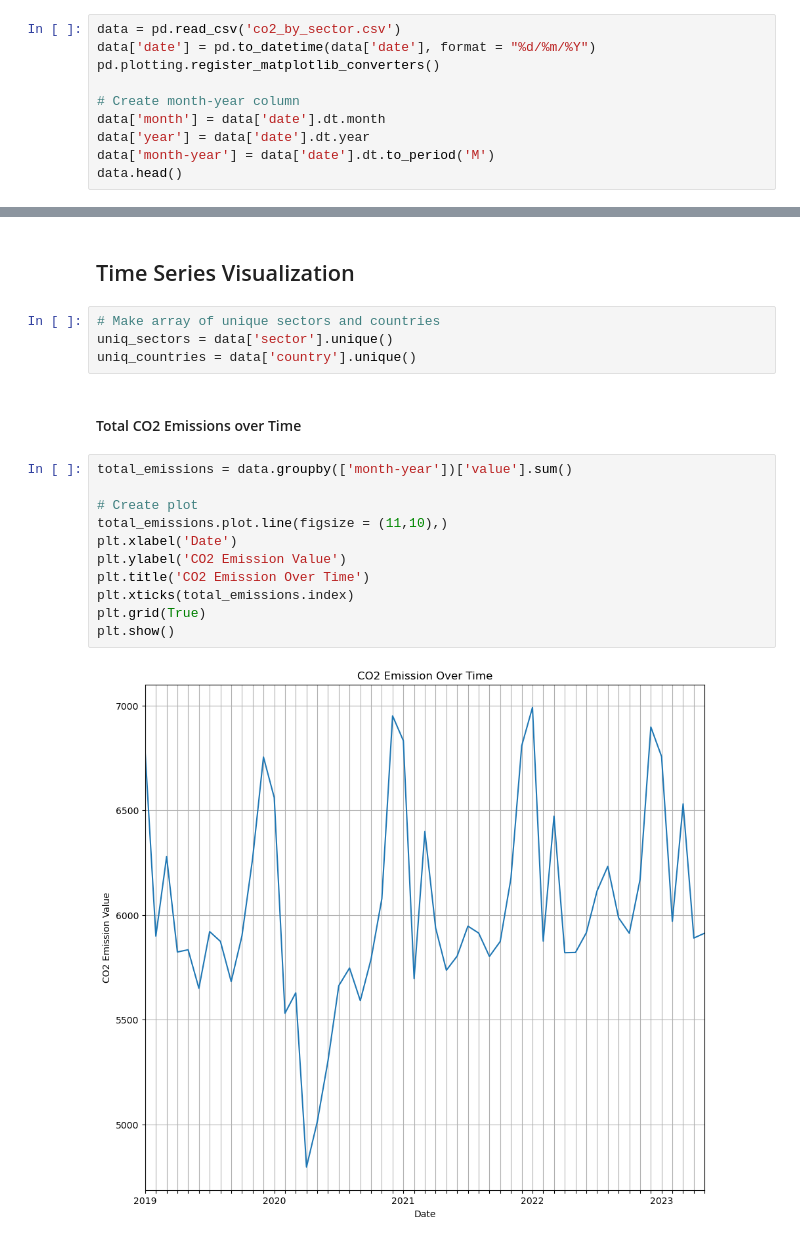
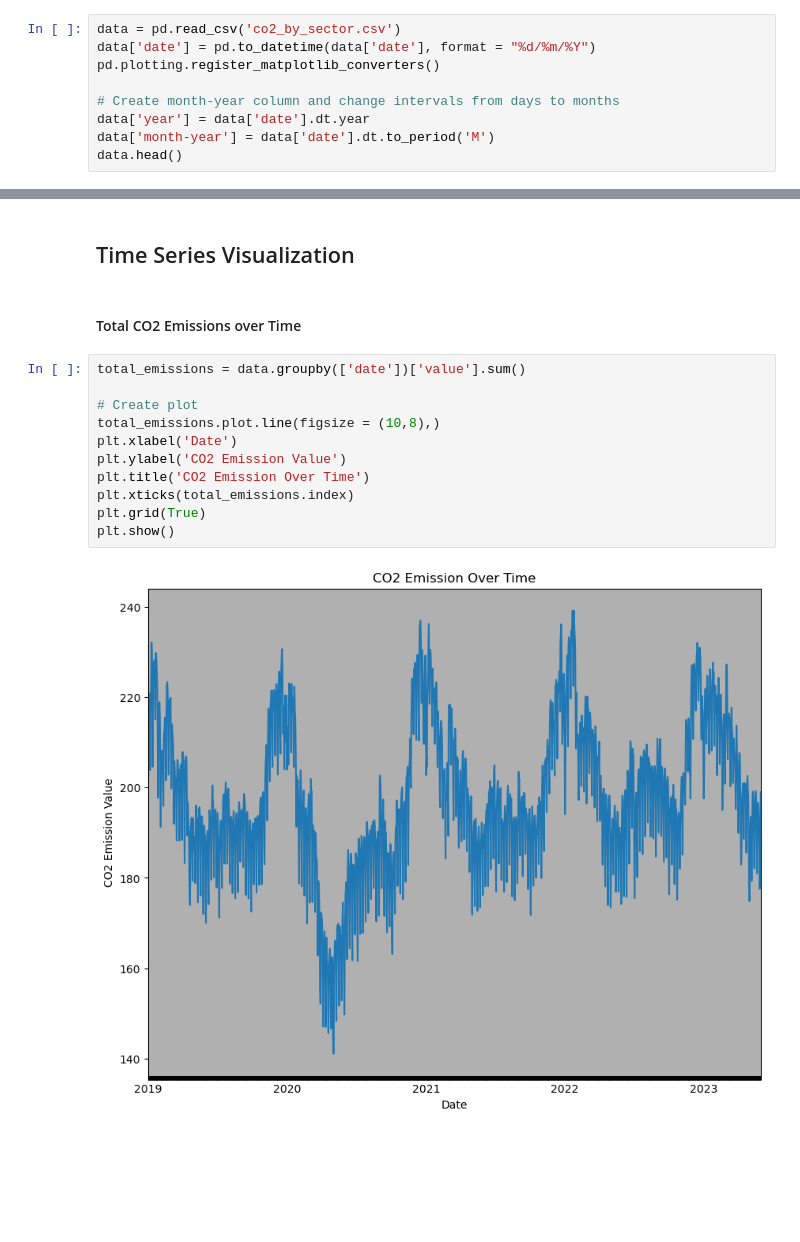
Before and after one commit to coreyzh2/coreyzh2, a Jupyter notebook: Notebooks/co2emission_proj.ipynb, the cells around one changed output, grey strips where cells are left out. Saved outputs shown, nothing was run; the diff lists cells and outputs as text; blank space fills up the shorter version.

```diff
--- a/Notebooks/co2emission_proj.ipynb
+++ b/Notebooks/co2emission_proj.ipynb
@@ -17,8 +12,7 @@ data = pd.read_csv('co2_by_sector.csv')
 data['date'] = pd.to_datetime(data['date'], format = "%d/%m/%Y")
 pd.plotting.register_matplotlib_converters()
 
-# Create month-year column
-data['month'] = data['date'].dt.month
+# Create month-year column and change intervals from days to months
 data['year'] = data['date'].dt.year
 data['month-year'] = data['date'].dt.to_period('M')
 data.head()
@@ -55,23 +51,19 @@ data.groupby('country')['value'].describe().sort_values(by = 'mean', ascending =
 | Brazil | 9672.0 | 0.189875 | 0.172759 | 0.001055 | 0.027830 | 0.101734 | 0.357662 | 0.594167 |
 # %% [markdown]
 ## Time Series Visualization
-# %%
-# Make array of unique sectors and countries
-uniq_sectors = data['sector'].unique()
-uniq_countries = data['country'].unique()
 # %% [markdown]
 #### Total CO2 Emissions over Time
 # %%
-total_emissions = data.groupby(['month-year'])['value'].sum()
+total_emissions = data.groupby(['date'])['value'].sum()
 
 # Create plot
-total_emissions.plot.line(figsize = (11,10),)
+total_emissions.plot.line(figsize = (10,8),)
 plt.xlabel('Date')
 plt.ylabel('CO2 Emission Value')
 plt.title('CO2 Emission Over Time')
 plt.xticks(total_emissions.index)
 plt.grid(True)
 plt.show()
 # %% [output]
-[figure, old version]
+[figure, new version]
 # %% [markdown]
```
Also changed, not shown: parts of 46 cells of this notebook.
